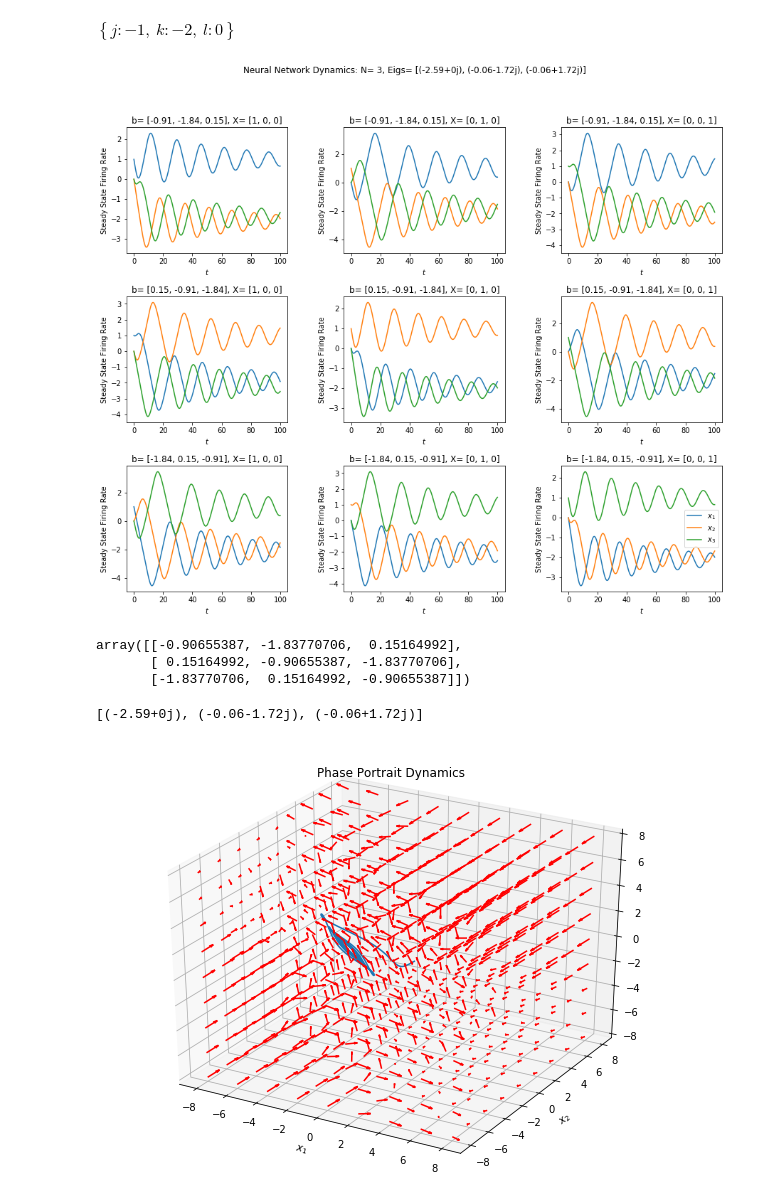
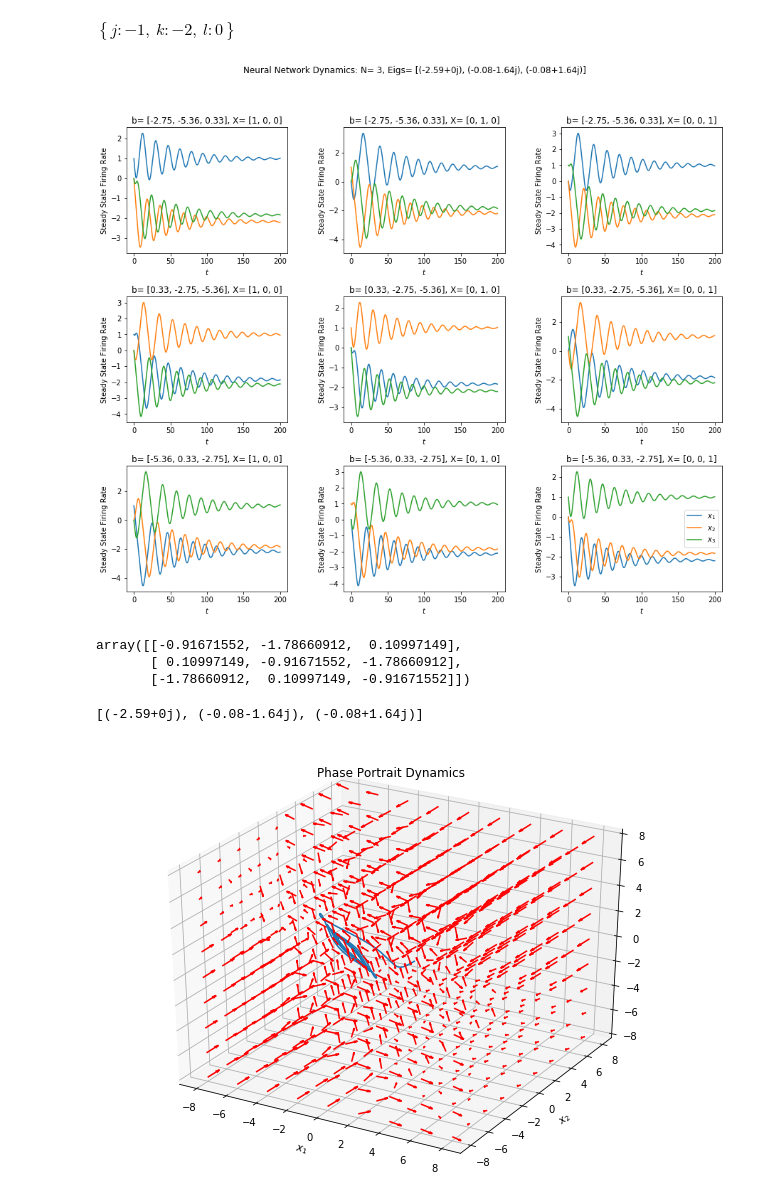
Before and after one commit to kegedy/EE502P, a Jupyter notebook: hw/kevin/HW10.ipynb, the cells around one changed output. Cells and saved outputs as stored; diff of their text form; code cells hidden in the pictures.

```diff
--- a/hw/kevin/HW10.ipynb
+++ b/hw/kevin/HW10.ipynb
@@ -124,11 +124,10 @@ def firing_rates(init,t,W,b,neurons):
     N = int(neurons)
     X_rate = [0]*N
     for i in range(N):
-        # dynamics
-        s = 0
+        s = 0  # sum
         for j in range(N):
-            s += W[i,j]*X[j]+b[i]
-        X_rate[i] = g(s)
+            s += W[i,j]*X[j]
+        X_rate[i] = g(s+b[i])
     return X_rate
 # %%
 # neurons
@@ -241,22 +240,5 @@ ax.set_xlabel("$x_1$")
 ax.set_ylabel("$x_2$")
 ax.set_zlabel("$x_3$")
 ax.set_title(f"Neural Network Dynamics: N= {N}, b= {b}, X= {X}")
-
-# Draw the graph
-G = nx.from_numpy_array(abs(W))
-
-edge_colors = ["orange" if G.has_edge(u,v) else "gray" for u,v in G.edges]
-edge_widths = [5 if G.has_edge(u,v) else 0.5 for u,v in G.edges]
-
-ax=fig.add_subplot(1, 2, 2)
-nx.draw(G,
-        pos=nx.kamada_kawai_layout(G),
-        ax=ax,
-        with_labels=True,
-        node_color='#444444',
-        font_color="white",
-        edge_color = edge_colors,
-        width = edge_widths)
-ax.set_title(f"Graph Representation of Neural Network")
 plt.show();
 # %% [output]
@@ -365,8 +347,10 @@ $\displaystyle \left\{ j : -1, \  k : -2, \  l : 0\right\}$
 # %%
 # neurons
 N = 3
-
-# weight matrix
+'''The constant  acts
+as a current bias that can induce spontaneous
+firing if it is positive or suppress firing if it
+is negative.'''
 def generate_stable_weights(N):
     W = None
     j,k,l = sp.symbols('j,k,l')
@@ -397,7 +381,7 @@ def generate_stable_weights(N):
 # bias -> defined by Weights (W)
 
 # time
-t = np.linspace(0., 100, 10000)
+t = np.linspace(0., 200, 10000)
 # %%
 W = generate_stable_weights(N)
 
@@ -415,7 +399,8 @@ plt.subplots_adjust(wspace=0.35)
 plt.suptitle(f"Neural Network Dynamics: N= {N}, Eigs= {eigs}")
 
 # Bias
-B = [W[0,:],W[1,:],W[2,:]]
+B = [3*W[0,:],3*W[1,:],3*W[2,:]]
+#B = [[-3,-6,3],[3,-3,-6],[-6,3,-3]]
 
 # Initial Conditions
 X = [[1,0,0],[0,1,0],[0,0,1]]
@@ -438,42 +423,42 @@ for i in range(len(B)):
 
     # Calculate Trajectory1
     trajectory1 = spi.odeint(firing_rates,X[1],t,args=(W,B[i],N))
     x = [round(x,2) for x in X[1]]
 
     # Plot Trajectory1
     ax = fig.add_subplot(3, 3, 2+3*i)
     ax.plot(t,np.real(trajectory1[:,0]),label="$x_1$")
     ax.plot(t,np.real(trajectory1[:,1]),label="$x_2$")
     ax.plot(t,np.real(trajectory1[:,2]),label="$x_3$")
     ax.set_xlabel("$t$")
     ax.set_ylabel("Steady State Firing Rate")
     ax.set_title(f"b= {b}, X= {x}")
 
     # Calculate Trajectory2
     trajectory2 = spi.odeint(firing_rates,X[2],t,args=(W,B[i],N))
     x = [round(x,2) for x in X[2]]
 
     # Plot Trajectory2
     ax = fig.add_subplot(3, 3, 3+3*i)
     ax.plot(t,np.real(trajectory2[:,0]),label="$x_1$")
     ax.plot(t,np.real(trajectory2[:,1]),label="$x_2$")
     ax.plot(t,np.real(trajectory2[:,2]),label="$x_3$")
     ax.set_xlabel("$t$")
     ax.set_ylabel("Steady State Firing Rate")
     ax.set_title(f"b= {b}, X= {x}")
 
 plt.legend()
 plt.show();
 # %% [output]
-[figure, old version]
+[figure, new version]
 # %%
 W
 eigs
 # %% [output]
-array([[-0.90655387, -1.83770706,  0.15164992],
-       [ 0.15164992, -0.90655387, -1.83770706],
-       [-1.83770706,  0.15164992, -0.90655387]])
+array([[-0.91671552, -1.78660912,  0.10997149],
+       [ 0.10997149, -0.91671552, -1.78660912],
+       [-1.78660912,  0.10997149, -0.91671552]])
-[(-2.59+0j), (-0.06-1.72j), (-0.06+1.72j)]
+[(-2.59+0j), (-0.08-1.64j), (-0.08+1.64j)]
 # %%
 # Meshgrid
 r1,r2,r3 = np.meshgrid(np.linspace(-8, 8, 9),np.linspace(-8, 8, 9),np.linspace(-8, 8, 9))
```
Also changed, not shown: parts of 28 cells of this notebook.
